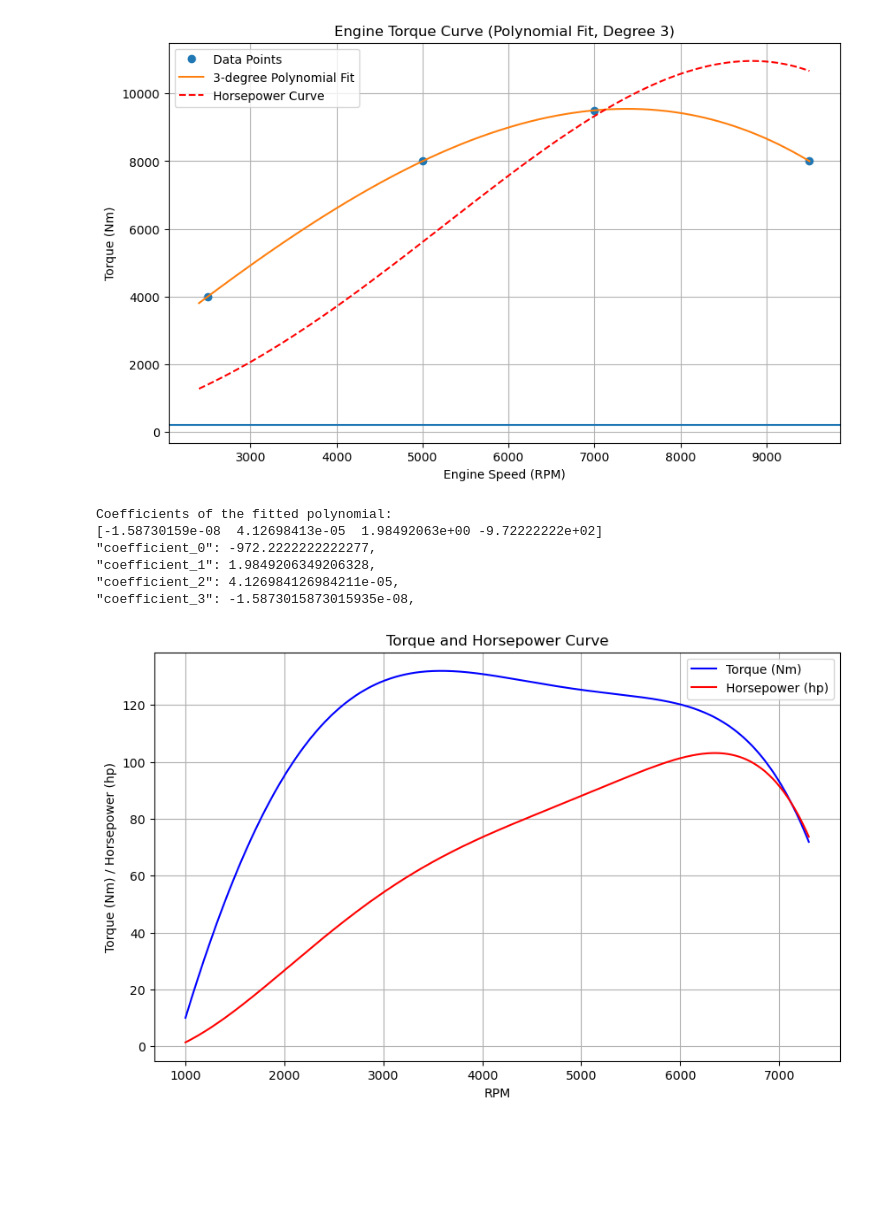
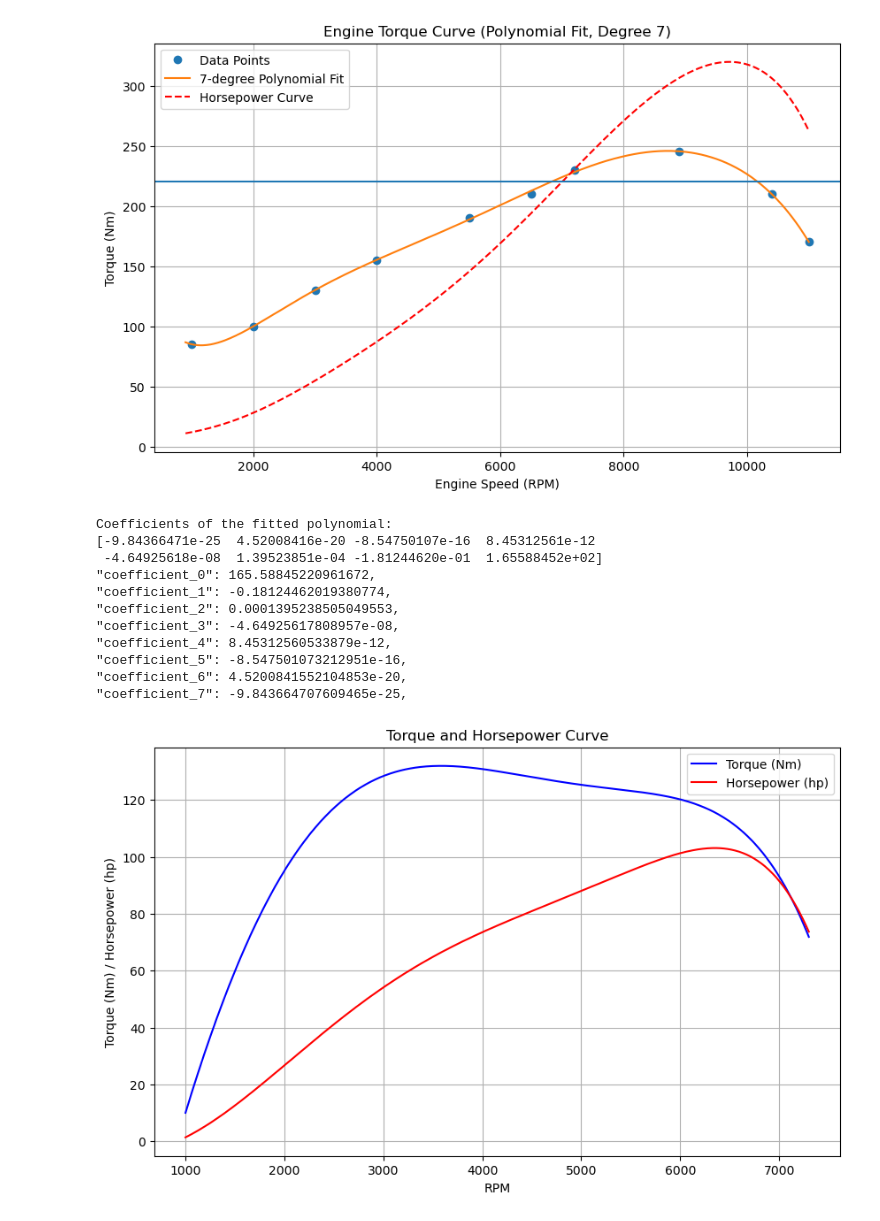
Before and after one commit to vougioukakis/car-acceleration-app, a Jupyter notebook: tools/torque_curve_generator.ipynb, the cells around one changed output. Saved outputs shown, nothing was run; the diff lists cells and outputs as text; code cells hidden in the pictures; blank space fills up the shorter version.

```diff
--- a/tools/torque_curve_generator.ipynb
+++ b/tools/torque_curve_generator.ipynb
@@ -4,54 +4,65 @@ import matplotlib.pyplot as plt
 
 # Given data points
 points = np.array([
-    [2500, 4000],
-    [5000, 8000],
-    [7000, 9500],
-    [9500, 8000],
+    [1000, 85],
+    [2000, 100],
+    [3000, 130],
+    [4000, 155],
+    [5500, 190],
+    [6500, 210],
+    [7200, 230],
+    [8900, 245],
+    [10400, 210],
+    [11000, 170]
 ])
 maxTq = 220
 rpm = points[:, 0]
 torque = points[:, 1]
 
-degree = 3
+degree = 7
 coefficients = np.polyfit(rpm, torque, degree)
 
 # Create the polynomial function using the coefficients
 polynomial = np.poly1d(coefficients)
 
 # Generate smooth RPM values for plotting the polynomial
 rpm_smooth = np.linspace(rpm.min()-100, rpm.max(), 500)
 torque_smooth = polynomial(rpm_smooth)
 
 # Plot the data and the fitted polynomial curve
 plt.figure(figsize=(10, 6))
 plt.plot(rpm, torque, 'o', label="Data Points")
 plt.plot(rpm_smooth, torque_smooth, '-', label=f"{degree}-degree Polynomial Fit")
 hp_smooth = (torque_smooth * rpm_smooth) / 7127
 plt.plot(rpm_smooth, hp_smooth, '--', label="Horsepower Curve", color="red")
 
 plt.axhline(maxTq)  # Assuming the maximum torque is the maximum value in the dataset
 plt.xlabel("Engine Speed (RPM)")
 plt.ylabel("Torque (Nm)")
 plt.title(f"Engine Torque Curve (Polynomial Fit, Degree {degree})")
 plt.legend()
 plt.grid(True)
 plt.show()
 
 # Print the polynomial coefficients
 print("Coefficients of the fitted polynomial:")
 print(coefficients)
 
 for i in range(len(coefficients)):
     print(f'"coefficient_{i}": {coefficients[len(coefficients)-i-1]},')
 # %% [output]
-[figure, old version]
+[figure, new version]
 Coefficients of the fitted polynomial:
-[-1.58730159e-08  4.12698413e-05  1.98492063e+00 -9.72222222e+02]
-"coefficient_0": -972.2222222222277,
-"coefficient_1": 1.9849206349206328,
-"coefficient_2": 4.126984126984211e-05,
-"coefficient_3": -1.5873015873015935e-08,
+[-9.84366471e-25  4.52008416e-20 -8.54750107e-16  8.45312561e-12
+ -4.64925618e-08  1.39523851e-04 -1.81244620e-01  1.65588452e+02]
+"coefficient_0": 165.58845220961672,
+"coefficient_1": -0.18124462019380774,
+"coefficient_2": 0.0001395238505049553,
+"coefficient_3": -4.64925617808957e-08,
+"coefficient_4": 8.45312560533879e-12,
+"coefficient_5": -8.547501073212951e-16,
+"coefficient_6": 4.5200841552104853e-20,
+"coefficient_7": -9.843664707609465e-25,
 # %%
 import numpy as np
 import matplotlib.pyplot as plt
```
Also changed, not shown: 7 other files.
